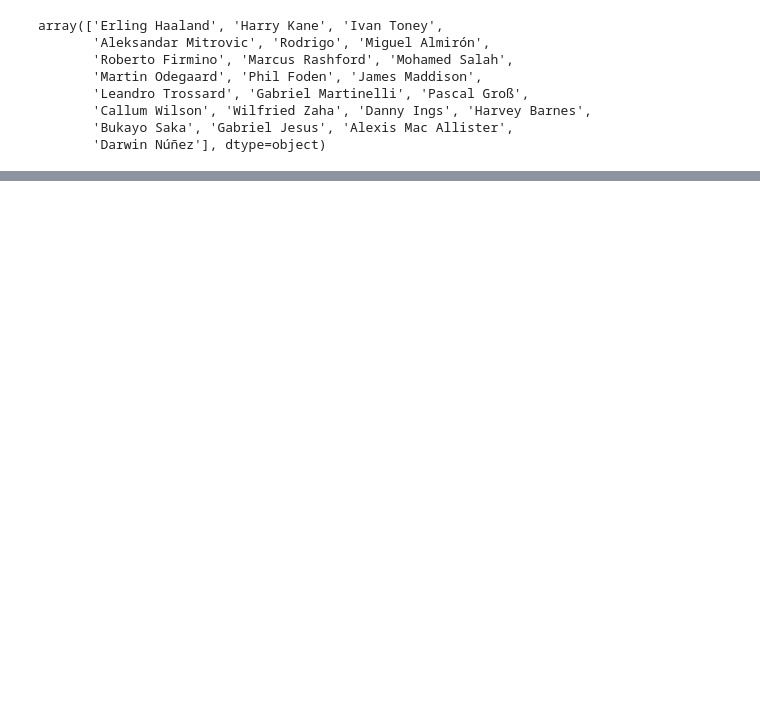
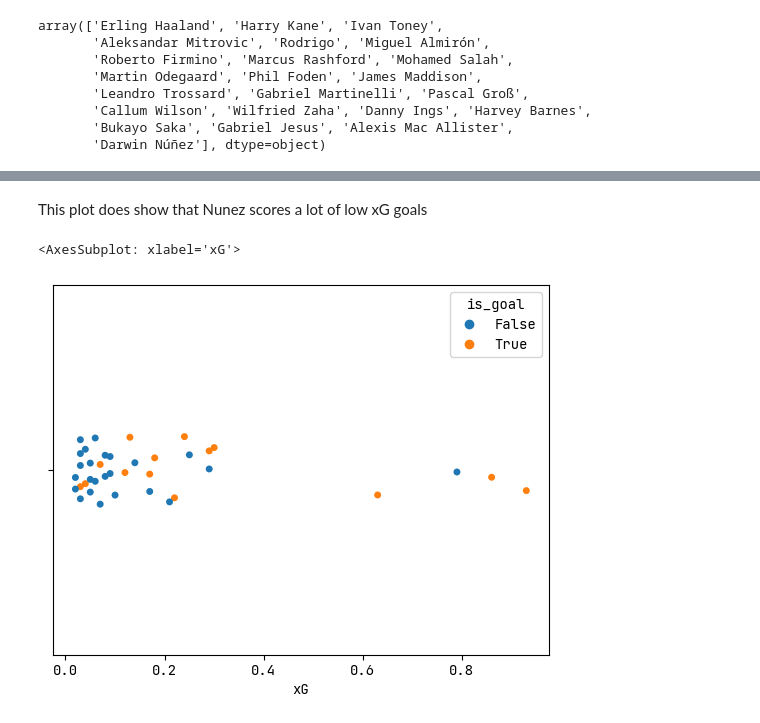
Before and after one commit to ismailmo1/football-data-viz, a Jupyter notebook: nunez-xg-goals/xg-vs-goals.ipynb, the cells around one changed output, grey strips where cells are left out. Drawn from its saved outputs; the diff is of its cells as text; code cells hidden in the pictures; blank space fills up the shorter version.

```diff
--- a/nunez-xg-goals/xg-vs-goals.ipynb
+++ b/nunez-xg-goals/xg-vs-goals.ipynb
@@ -206,0 +278,10 @@ _ = ax.set_ylabel("")
+# %%
+match_data =[]
+for match_date, data in match_pages:
+    res = pd.read_html(data.content)[-1]
+    shot_data = res.iloc[:,[0,1,3,5] ]
+    shot_data= shot_data.droplevel(0, axis=1)
+    shot_data['date'] = match_date
+    match_data.append(shot_data)
+
+all_matches = pd.concat(match_data)
@@ -206,0 +292,4 @@ _ = ax.set_ylabel("")
+# %%
+nunez_shots = all_matches[all_matches['Player']=="Darwin Núñez"]
+# %%
+nunez_shots_match = pd.DataFrame.from_dict(match_dates, orient='index').join(nunez_shots.set_index('date'), how='right')
@@ -206,0 +305,9 @@ _ = ax.set_ylabel("")
+# %%
+nunez_shots_match = nunez_shots_match.assign(is_goal = nunez_shots_match['Outcome']=='Goal')
+# %% [markdown]
+This plot does show that Nunez scores a lot of low xG goals
+# %%
+sns.stripplot(nunez_shots_match, x='xG', hue='is_goal')
+# %% [output]
+<AxesSubplot: xlabel='xG'>
+[figure, added]
```
Also changed, not shown: parts of 34 cells of this notebook.
